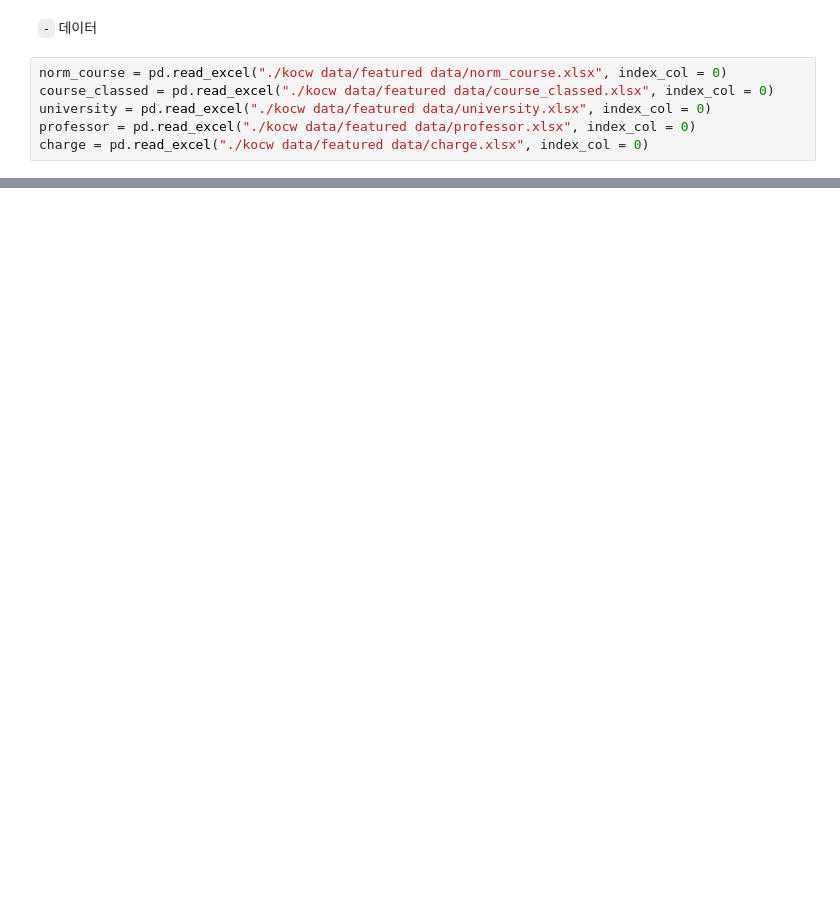
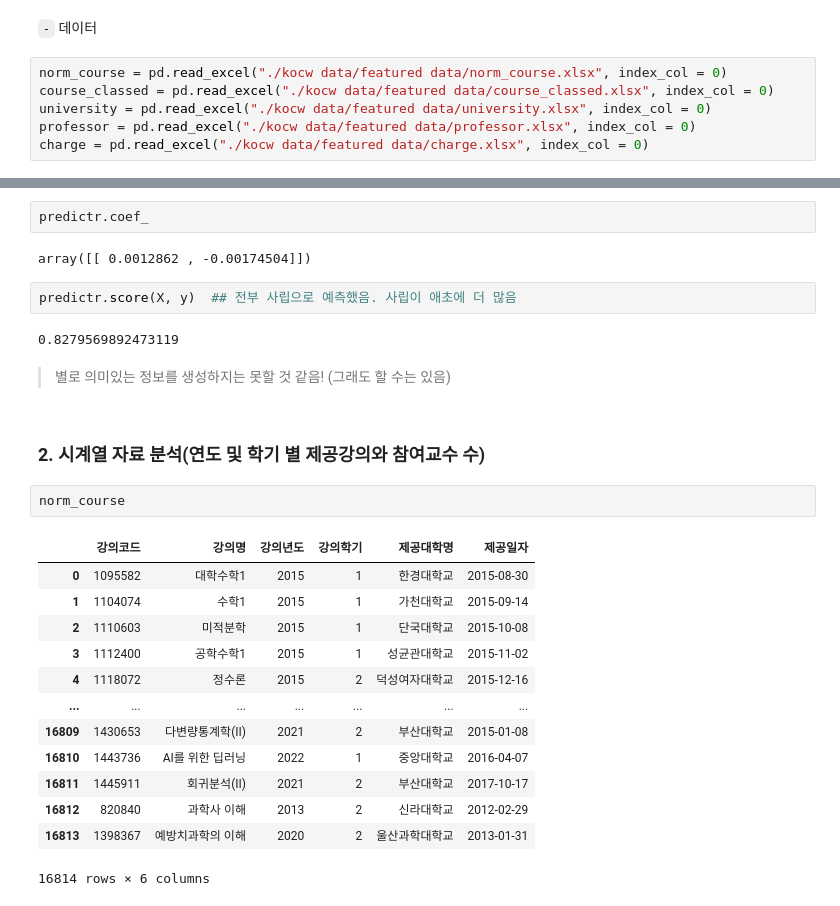
Before and after one commit to HollyRiver/R, a Jupyter notebook: SDB/Analysis.ipynb, the cells around one changed output, grey strips where cells are left out. Cells and saved outputs as stored; diff of their text form; blank space fills up the shorter version.

```diff
--- a/SDB/Analysis.ipynb
+++ b/SDB/Analysis.ipynb
@@ -22,0 +116,28 @@ pd.merge(university, professor)
+# %%
+predictr.coef_
+# %% [output]
+array([[ 0.0012862 , -0.00174504]])
+# %%
+predictr.score(X, y)  ## 전부 사립으로 예측했음. 사립이 애초에 더 많음
+# %% [output]
+0.8279569892473119
+# %% [markdown]
+> 별로 의미있는 정보를 생성하지는 못할 것 같음! (그래도 할 수는 있음)
+# %% [markdown]
+### 2. 시계열 자료 분석(연도 및 학기 별 제공강의와 참여교수 수)
+# %%
+norm_course
+# %% [output]
+|  | 강의코드 | 강의명 | 강의년도 | 강의학기 | 제공대학명 | 제공일자 |
+| 0 | 1095582 | 대학수학1 | 2015 | 1 | 한경대학교 | 2015-08-30 |
+| 1 | 1104074 | 수학1 | 2015 | 1 | 가천대학교 | 2015-09-14 |
+| 2 | 1110603 | 미적분학 | 2015 | 1 | 단국대학교 | 2015-10-08 |
+| 3 | 1112400 | 공학수학1 | 2015 | 1 | 성균관대학교 | 2015-11-02 |
+| 4 | 1118072 | 정수론 | 2015 | 2 | 덕성여자대학교 | 2015-12-16 |
+| ... | ... | ... | ... | ... | ... | ... |
+| 16809 | 1430653 | 다변량통계학(II) | 2021 | 2 | 부산대학교 | 2015-01-08 |
+| 16810 | 1443736 | AI를 위한 딥러닝 | 2022 | 1 | 중앙대학교 | 2016-04-07 |
+| 16811 | 1445911 | 회귀분석(II) | 2021 | 2 | 부산대학교 | 2017-10-17 |
+| 16812 | 820840 | 과학사 이해 | 2013 | 2 | 신라대학교 | 2012-02-29 |
+| 16813 | 1398367 | 예방치과학의 이해 | 2020 | 2 | 울산과학대학교 | 2013-01-31 |
+16814 rows × 6 columns
```
Also changed, not shown: parts of 15 cells of this notebook, 11 other files.
